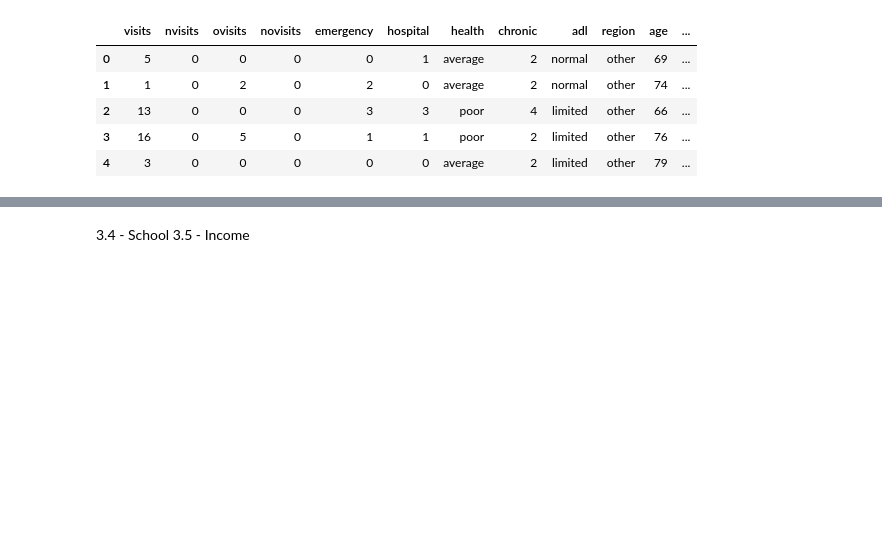
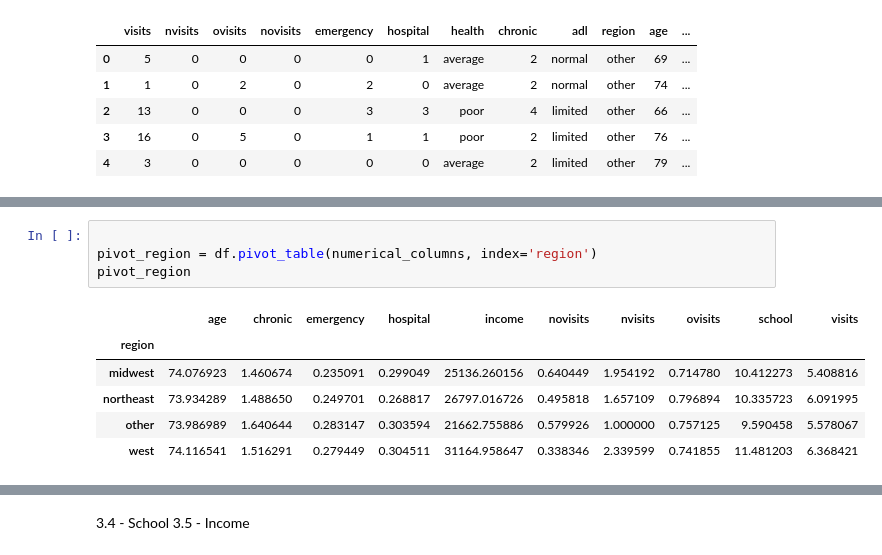
Before and after one commit to mobeloper/AIMLCaltechBootcamp, a Jupyter notebook: DataScience/Incremental_Capstone_Ebook_Dec/incremental_capstone.ipynb, the cells around one changed output, grey strips where cells are left out. Saved outputs shown, nothing was run; the diff lists cells and outputs as text; blank space fills up the shorter version.

```diff
--- a/DataScience/Incremental_Capstone_Ebook_Dec/incremental_capstone.ipynb
+++ b/DataScience/Incremental_Capstone_Ebook_Dec/incremental_capstone.ipynb
@@ -269,0 +349,11 @@ df.head()
+# %%
+
+pivot_region = df.pivot_table(numerical_columns, index='region')
+pivot_region
+# %% [output]
+|  | age | chronic | emergency | hospital | income | novisits | nvisits | ovisits | school | visits |
+| region |  |  |  |  |  |  |  |  |  |  |
+| midwest | 74.076923 | 1.460674 | 0.235091 | 0.299049 | 25136.260156 | 0.640449 | 1.954192 | 0.714780 | 10.412273 | 5.408816 |
+| northeast | 73.934289 | 1.488650 | 0.249701 | 0.268817 | 26797.016726 | 0.495818 | 1.657109 | 0.796894 | 10.335723 | 6.091995 |
+| other | 73.986989 | 1.640644 | 0.283147 | 0.303594 | 21662.755886 | 0.579926 | 1.000000 | 0.757125 | 9.590458 | 5.578067 |
+| west | 74.116541 | 1.516291 | 0.279449 | 0.304511 | 31164.958647 | 0.338346 | 2.339599 | 0.741855 | 11.481203 | 6.368421 |
```
Also changed, not shown: parts of 28 cells of this notebook, 1 other file.
